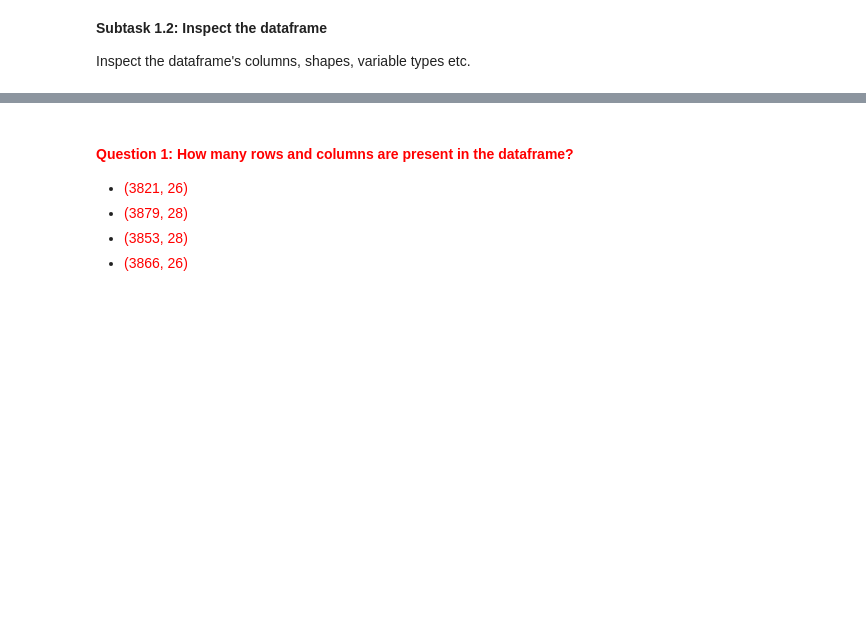
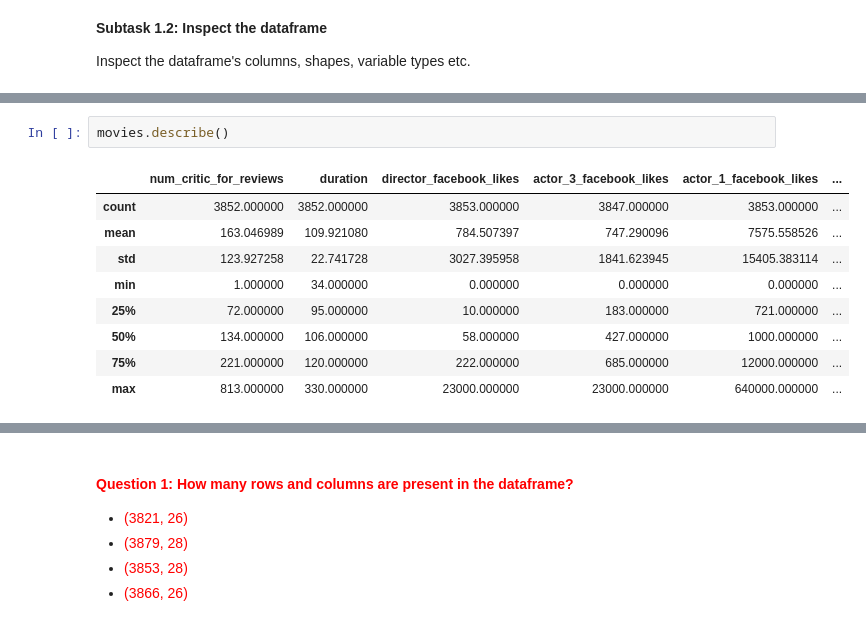
Before and after one commit to shashwatlko586/AICode586, a Jupyter notebook: Pandas_Numpy/Pandas Practice Exercise 2.ipynb, the cells around one changed output, grey strips where cells are left out. Cells and saved outputs as stored; diff of their text form; blank space fills up the shorter version.

```diff
--- a/Pandas_Numpy/Pandas Practice Exercise 2.ipynb
+++ b/Pandas_Numpy/Pandas Practice Exercise 2.ipynb
@@ -33,0 +69,12 @@ Inspect the dataframe's columns, shapes, variable types etc.
+# %%
+movies.describe()
+# %% [output]
+|  | num_critic_for_reviews | duration | director_facebook_likes | actor_3_facebook_likes | actor_1_facebook_likes | ... |
+| count | 3852.000000 | 3852.000000 | 3853.000000 | 3847.000000 | 3853.000000 | ... |
+| mean | 163.046989 | 109.921080 | 784.507397 | 747.290096 | 7575.558526 | ... |
+| std | 123.927258 | 22.741728 | 3027.395958 | 1841.623945 | 15405.383114 | ... |
+| min | 1.000000 | 34.000000 | 0.000000 | 0.000000 | 0.000000 | ... |
+| 25% | 72.000000 | 95.000000 | 10.000000 | 183.000000 | 721.000000 | ... |
+| 50% | 134.000000 | 106.000000 | 58.000000 | 427.000000 | 1000.000000 | ... |
+| 75% | 221.000000 | 120.000000 | 222.000000 | 685.000000 | 12000.000000 | ... |
+| max | 813.000000 | 330.000000 | 23000.000000 | 23000.000000 | 640000.000000 | ... |
```
Also changed, not shown: parts of 33 cells of this notebook, 1 other file.
